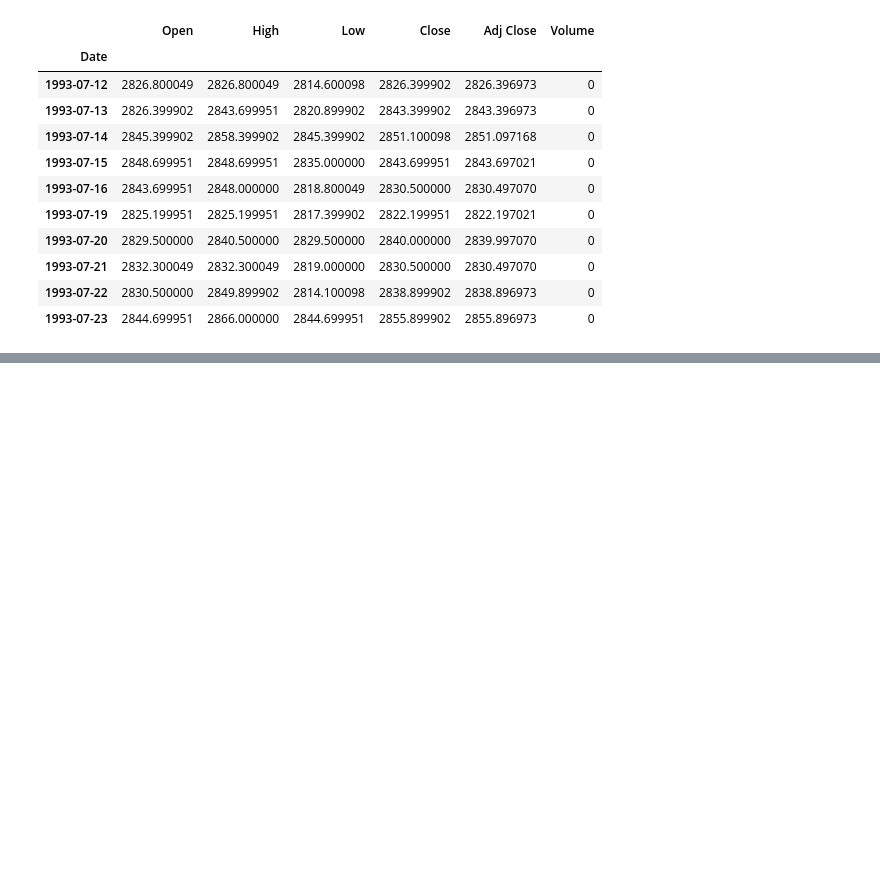
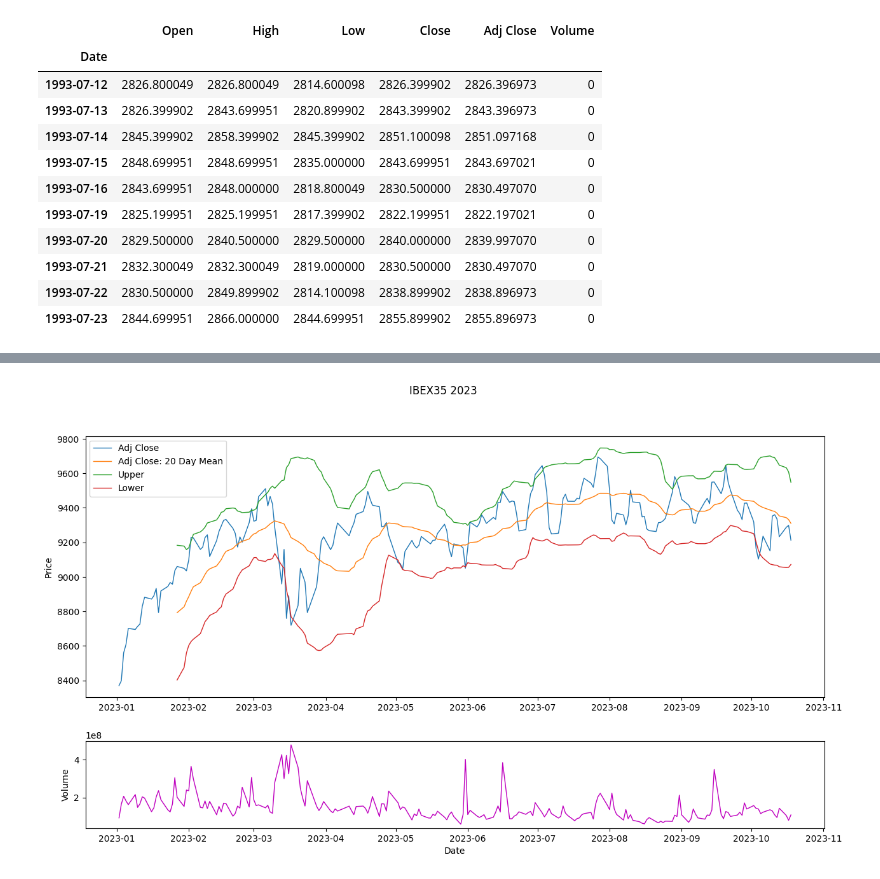
Before and after one commit to alfonrodrisimon/Stock-Market-Finance-Python, a Jupyter notebook: notebooks/Ibex35-notebook.ipynb, the cells around one changed output, grey strips where cells are left out. Cells and saved outputs as stored; diff of their text form; code cells hidden in the pictures; blank space fills up the shorter version.

Commit message:
Added graph for 2023

```diff
--- a/notebooks/Ibex35-notebook.ipynb
+++ b/notebooks/Ibex35-notebook.ipynb
@@ -58,0 +59,23 @@ plt.show()
+# %%
+# Plot the adjusted close price of the ^IBEX for 2023
+fig, axs = plt.subplots(2,1,gridspec_kw={'height_ratios': [3,1],'hspace':0.25},figsize=(15, 8))
+
+fig.suptitle("IBEX35 2023")
+axs[0].set_ylabel('Price')
+axs[0].plot(ibex35['Adj Close'].loc['2023'],linewidth=1)
+ibex35['Adj Close: 20 Day Mean'] = ibex35['Adj Close'].loc['2023'].rolling(20).mean() #Adj Close 20 MA
+axs[0].plot(ibex35['Adj Close: 20 Day Mean'],linewidth=1)
+ibex35['Upper'] = ibex35['Adj Close: 20 Day Mean'] + 2*(ibex35['Adj Close'].loc['2023'].rolling(20).std()) #Upper Bollinger Band
+axs[0].plot(ibex35['Upper'],linewidth=1)
+ibex35['Lower'] = ibex35['Adj Close: 20 Day Mean'] - 2*(ibex35['Adj Close'].loc['2023'].rolling(20).std()) #Lower Bollinger Band
+axs[0].plot(ibex35['Lower'],linewidth=1)
+axs[0].plot()
+axs[0].legend(['Adj Close','Adj Close: 20 Day Mean','Upper','Lower'])
+
+axs[1].set_ylabel("Volume")
+axs[1].set_xlabel("Date")
+axs[1].plot(ibex35['Volume'].loc['2023'],linewidth=1,color='m')
+
+plt.show()
+# %% [output]
+[figure, added]
```
Also changed, not shown: parts of 2 cells of this notebook.
